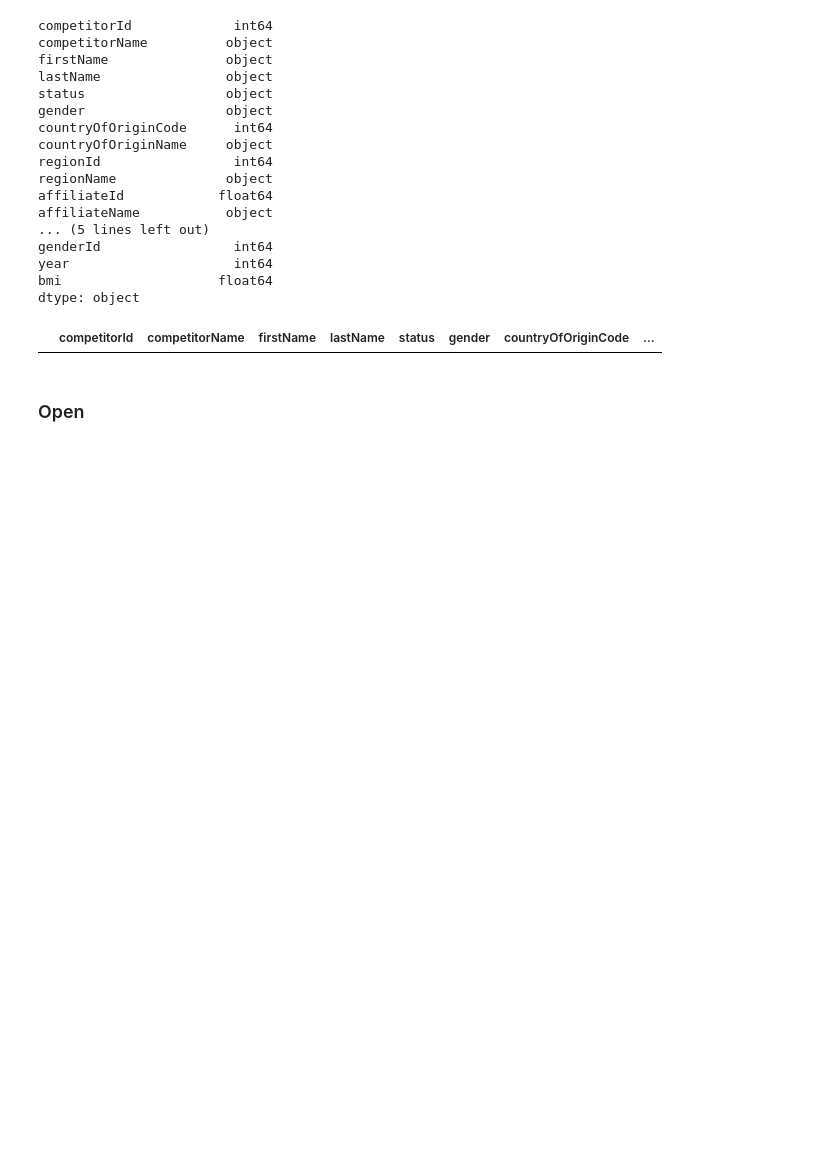
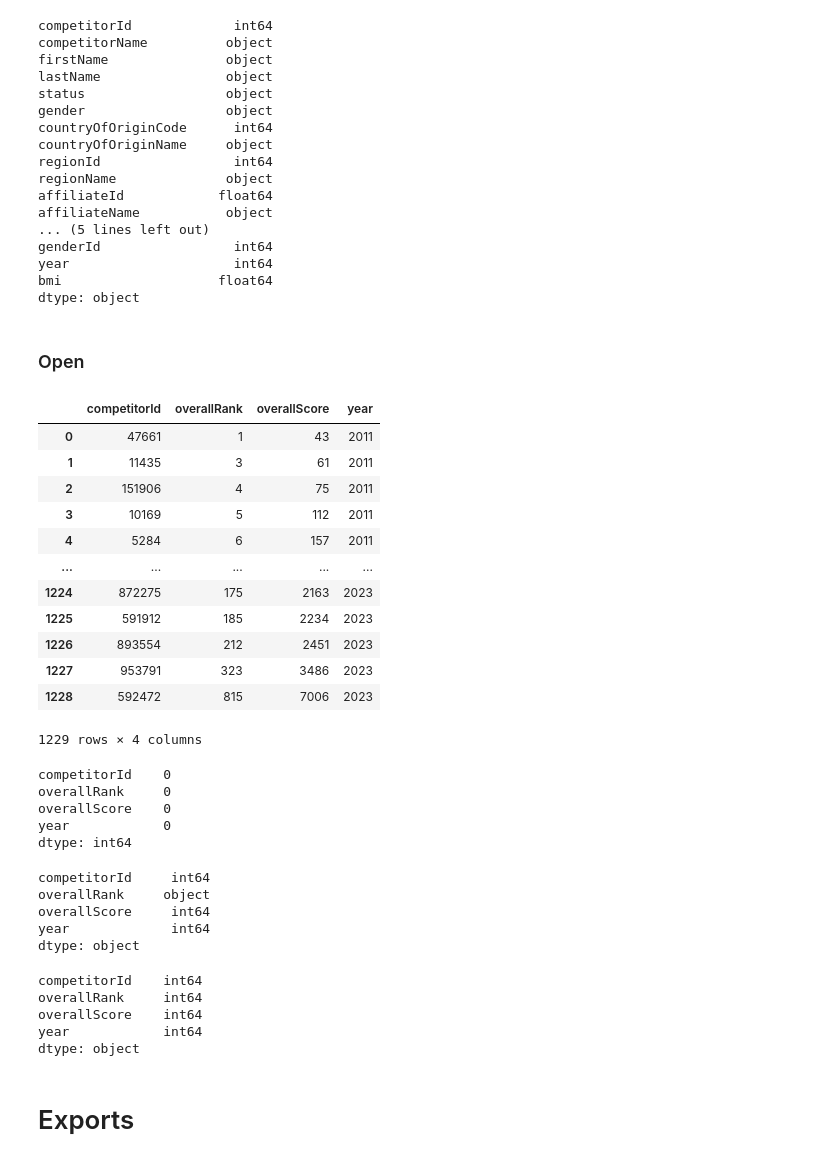
Before and after one commit to tgomesjuliana/ds-crossfit-games-competitions, a Jupyter notebook: data_cleaning.ipynb, the cells around one changed output. Saved outputs shown, nothing was run; the diff lists cells and outputs as text; code cells hidden in the pictures; blank space fills up the shorter version.

```diff
--- a/data_cleaning.ipynb
+++ b/data_cleaning.ipynb
@@ -359,26 +465,46 @@ genderId                 int64
 year                     int64
 bmi                    float64
 dtype: object
-# %%
-conditions = {
-    455677: 38.0,
-    592472: 39.0,
-    1019212: 40.0,
-    901702: 39.0,
-    975774: 40.0
-}
-df_games_conso.loc[(df_games_conso['competitorId'].isin(conditions.keys())) & (df_games_conso['year'] == 2021), 'overallRank'] = df_games_conso['competitorId'].map(conditions)
-
-df_games_conso.loc[(df_games_conso['competitorId'] == 975774) & (df_games_conso['year'] == 2018), 'overallRank'] = 40
-
-df_games_conso.loc[(df_games_conso['competitorId'] == 3200) & (df_games_conso['year'] == 2015), 'overallRank'] = 40
-
-df_games_conso.loc[(df_games_conso['competitorId'] == 14354) & (df_games_conso['year'] == 2014), 'overallRank'] = 40
-
-df_games_conso.loc[(df_games_conso['competitorId'] == 151906) & (df_games_conso['year'] == 2013), 'overallRank'] = 47
-# %%
-df_games_conso[(df_games_conso['overallScore'] == 0) & (df_games_conso['overallRank'] == 0) & (df_games_conso['year'] != 2023)]
-# %% [output]
-|  | competitorId | competitorName | firstName | lastName | status | gender | countryOfOriginCode | ... |
 # %% [markdown]
 ### Open
+# %%
+# Define the columns to be extracted from each CSV file
+columns = ['competitorId', 'year', 'overallRank', 'overallScore']
+
+# Concatenate all the CSV files for the years 2011 to 2023 and specified columns
+df_open_conso_all = pd.concat([pd.read_csv(f"{base_path}csv_files/version_1_raw_data/df_open_{year}.csv", usecols=columns) for year in range(2011, 2024)], ignore_index=True)
+# %%
+# Filter rows of 'df_open_conso' with same combinations of 'competitorId' and 'year' from 'df_games_conso'
+df_open_conso = df_open_conso_all.merge(df_games_conso[['competitorId', 'year']].drop_duplicates(), on=['competitorId', 'year'], how='inner')
+# %%
+df_open_conso
+# %% [output]
+|  | competitorId | overallRank | overallScore | year |
+| 0 | 47661 | 1 | 43 | 2011 |
+| 1 | 11435 | 3 | 61 | 2011 |
+| 2 | 151906 | 4 | 75 | 2011 |
+| 3 | 10169 | 5 | 112 | 2011 |
+| 4 | 5284 | 6 | 157 | 2011 |
+| ... | ... | ... | ... | ... |
+| 1224 | 872275 | 175 | 2163 | 2023 |
+| 1225 | 591912 | 185 | 2234 | 2023 |
+| 1226 | 893554 | 212 | 2451 | 2023 |
+| 1227 | 953791 | 323 | 3486 | 2023 |
+| 1228 | 592472 | 815 | 7006 | 2023 |
+1229 rows × 4 columns
+# %%
+df_open_conso.isnull().sum()
+# %% [output]
+competitorId    0
+overallRank     0
+overallScore    0
+year            0
+dtype: int64
+# %%
+df_open_conso.dtypes
+# %% [output]
+competitorId     int64
+overallRank     object
+overallScore     int64
+year             int64
+dtype: object
@@ -384,0 +514,10 @@ df_games_conso[(df_games_conso['overallScore'] == 0) & (df_games_conso['overallR
+# %%
+df_open_conso.dtypes
+# %% [output]
+competitorId    int64
+overallRank     int64
+overallScore    int64
+year            int64
+dtype: object
+# %% [markdown]
+# Exports
```
Also changed, not shown: parts of 27 cells of this notebook, 2 other files.
